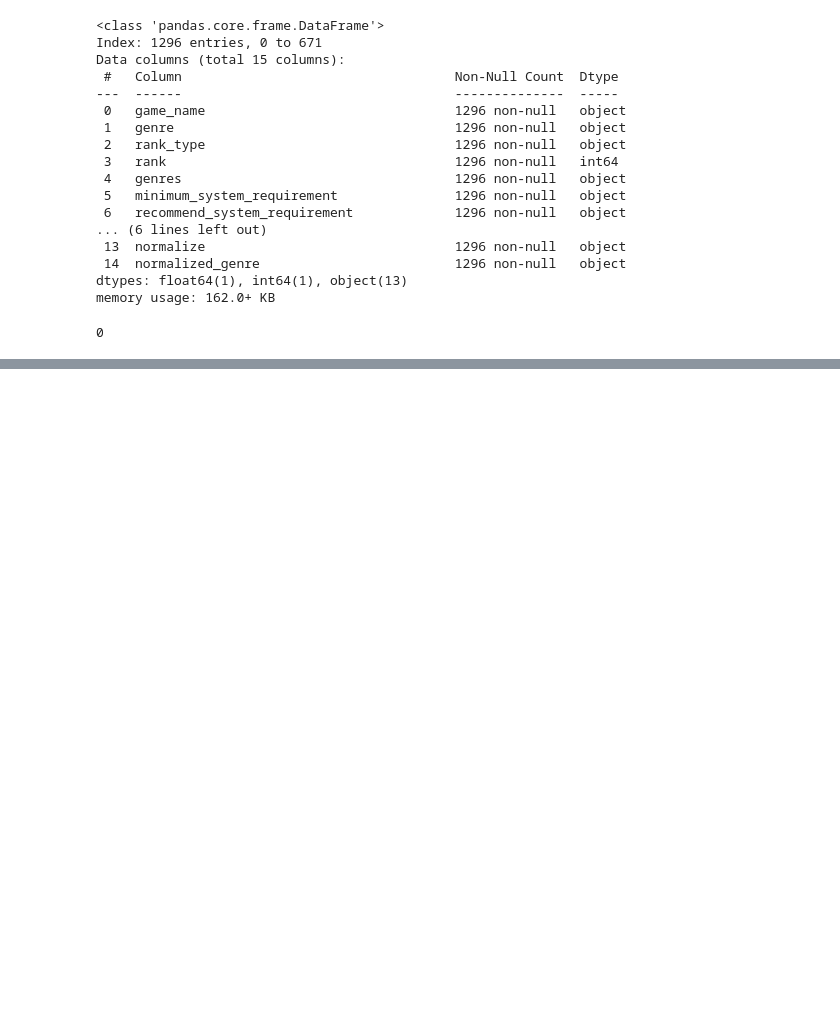
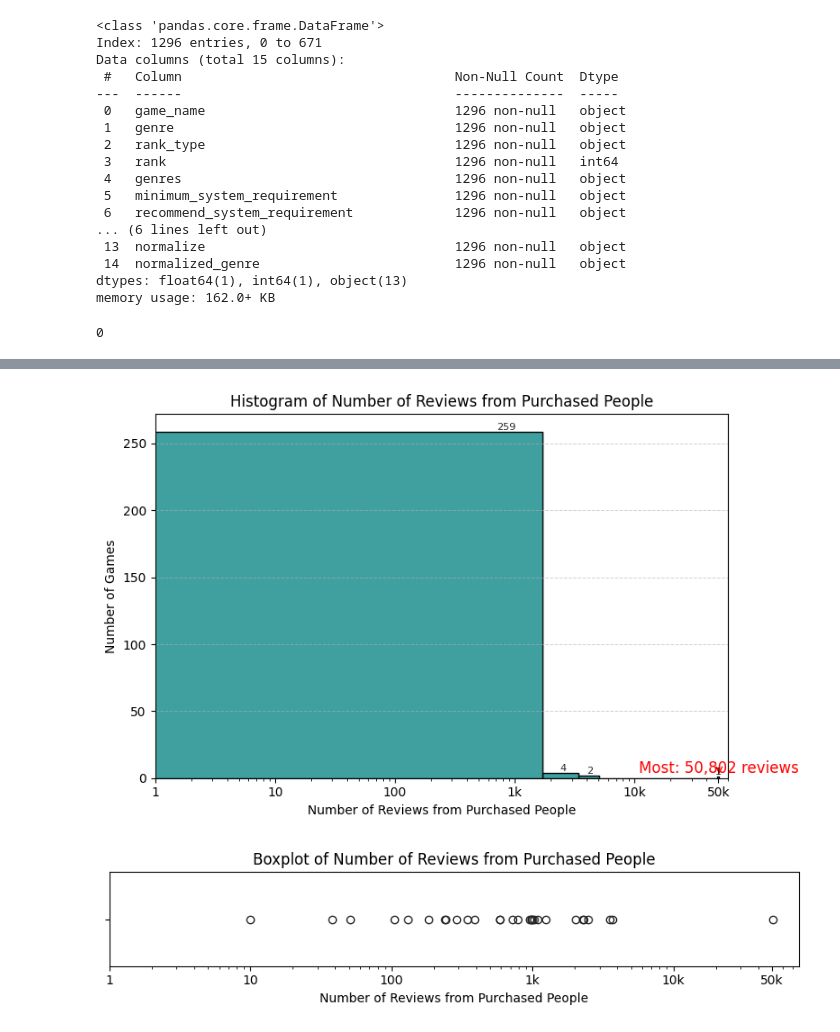
Before and after one commit to OfirBH/Steam_Final_Project, a Jupyter notebook: steam_final_project.ipynb, the cells around one changed output, grey strips where cells are left out. Saved outputs shown, nothing was run; the diff lists cells and outputs as text; code cells hidden in the pictures; blank space fills up the shorter version.

```diff
--- a/steam_final_project.ipynb
+++ b/steam_final_project.ipynb
@@ -406,0 +721,67 @@ final_df.describe()
+# %%
+#2 Review and popularity by number_of_reviews_from_purchased_people:
+plt.figure(figsize=(8,5))
+sns.histplot(
+    unique_game_df["number_of_reviews_from_purchased_people"].dropna(),
+    kde=False,
+    bins=30,
+    color="teal"
+)
+plt.title("Histogram of Number of Reviews from Purchased People")
+plt.xlabel("Number of Reviews from Purchased People")
+plt.ylabel("Number of Games")
+plt.tight_layout()
+# Enhanced and more informative histogram
+
+# Add grid for readability
+plt.grid(axis='y', linestyle='--', linewidth=0.7, alpha=0.6)
+
+# Use log scale for x-axis if there are large outliers (optional, comment if not desired)
+plt.xscale('log')
+plt.xticks(
+    [1, 10, 100, 1000, 10000, 50000],
+    ['1', '10', '100', '1k', '10k', '50k']
+)
+
+# Add annotation for max value (most reviewed game)
+if not unique_game_df["number_of_reviews_from_purchased_people"].dropna().empty:
+    max_val = unique_game_df["number_of_reviews_from_purchased_people"].max()
+    count_max = (unique_game_df["number_of_reviews_from_purchased_people"] == max_val).sum()
+    plt.annotate(
+        f"Most: {int(max_val):,} reviews",
+        xy=(max_val, count_max),
+        xytext=(max_val, count_max+3),
+        arrowprops=dict(arrowstyle="->", color="red"),
+        color='red',
+        fontsize=12,
+        ha='center'
+    )
+
+# Add value labels on top of each bar (limited to avoid clutter for big bins)
+for patch in plt.gca().patches:
+    if patch.get_height() > 0:
+        plt.gca().annotate(
+            int(patch.get_height()),
+            (patch.get_x() + patch.get_width() / 2, patch.get_height()),
+            ha='center', va='bottom', fontsize=8, color='black', alpha=0.85
+        )
+
+# Alternative plot: Boxplot to show the distribution and outliers
+plt.tight_layout()
+plt.figure(figsize=(8,2))
+sns.boxplot(
+    x=unique_game_df["number_of_reviews_from_purchased_people"].dropna(),
+    color="teal"
+)
+plt.title("Boxplot of Number of Reviews from Purchased People")
+plt.xlabel("Number of Reviews from Purchased People")
+plt.xscale('log')
+plt.xticks(
+    [1, 10, 100, 1000, 10000, 50000],
+    ['1', '10', '100', '1k', '10k', '50k']
+)
+plt.tight_layout()
+plt.show()
+# %% [output]
+[figure, added]
+[figure, added]
```
Also changed, not shown: parts of 53 cells of this notebook, 1 other file.
